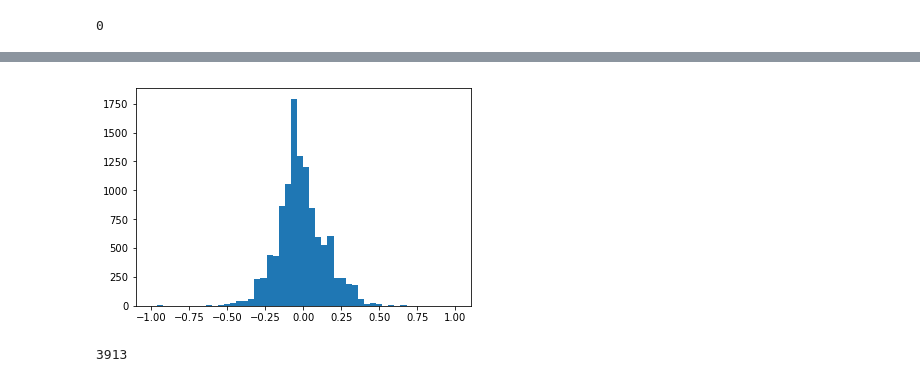
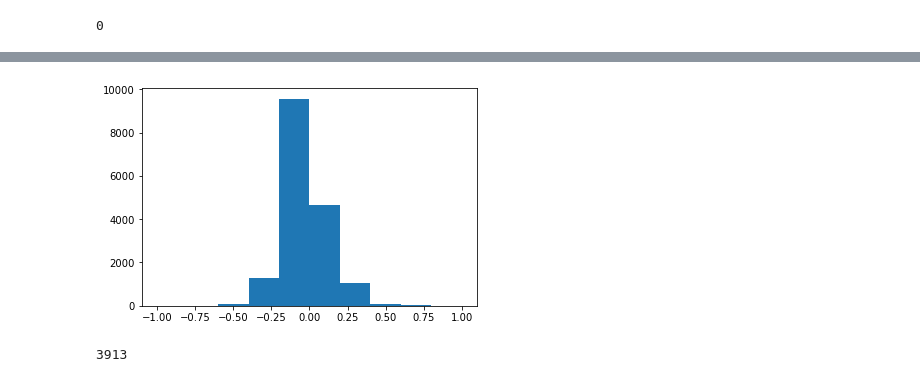
Before and after one commit to Rxmeez/SDCND-1-BehaviorialCloning, a Jupyter notebook: Behaviorial-Cloning-Model.ipynb, the cells around one changed output, grey strips where cells are left out. Cells and saved outputs as stored; diff of their text form; code cells hidden in the pictures.

```diff
--- a/Behaviorial-Cloning-Model.ipynb
+++ b/Behaviorial-Cloning-Model.ipynb
@@ -75,10 +75,10 @@ lines = []
 for line in range(len(samples)):
     lines.append(float(samples[line][3]))
 # %%
-plt.hist(lines, bins=50, range=[-1, 1])
+plt.hist(lines, bins=10, range=[-1, 1])
 plt.show()
 # %% [output]
-[figure, old version]
+[figure, new version]
 # %%
 print(len(samples))
 # %% [output]
```
Also changed, not shown: parts of 1 cell of this notebook, 2 other files.
